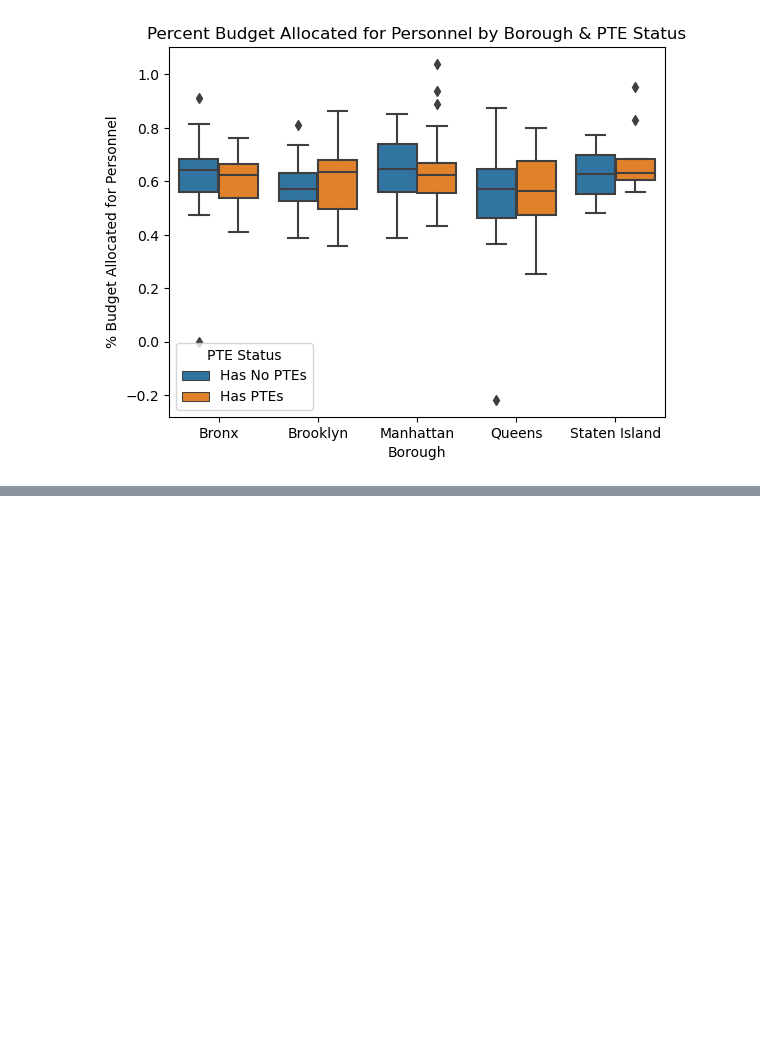
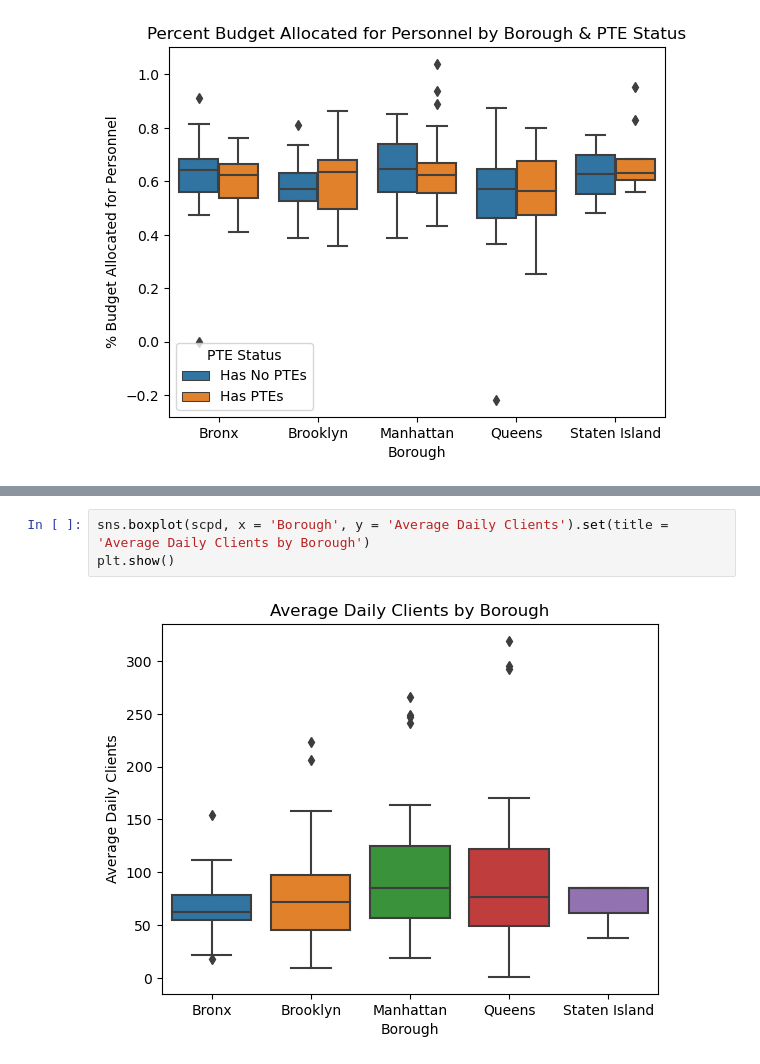
Before and after one commit to valeriemagalong/NYC-Aging, a Jupyter notebook: exploratory_data_analysis.ipynb, the cells around one changed output, grey strips where cells are left out. Saved outputs shown, nothing was run; the diff lists cells and outputs as text; blank space fills up the shorter version.

```diff
--- a/exploratory_data_analysis.ipynb
+++ b/exploratory_data_analysis.ipynb
@@ -189,0 +205,5 @@ plt.show()
+# %%
+sns.boxplot(scpd, x = 'Borough', y = 'Average Daily Clients').set(title = 'Average Daily Clients by Borough')
+plt.show()
+# %% [output]
+[figure, added]
```
Also changed, not shown: parts of 12 cells of this notebook.
